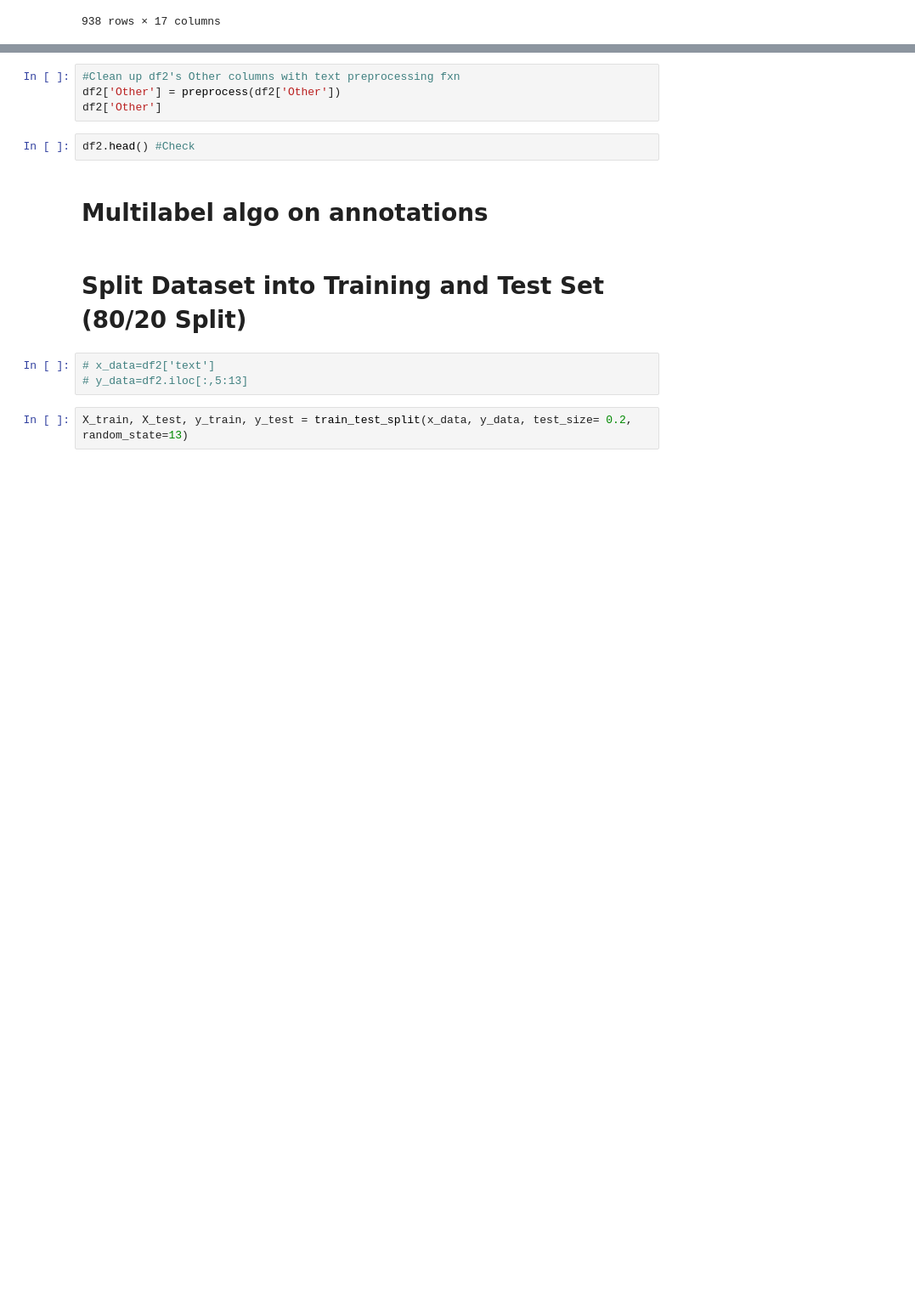
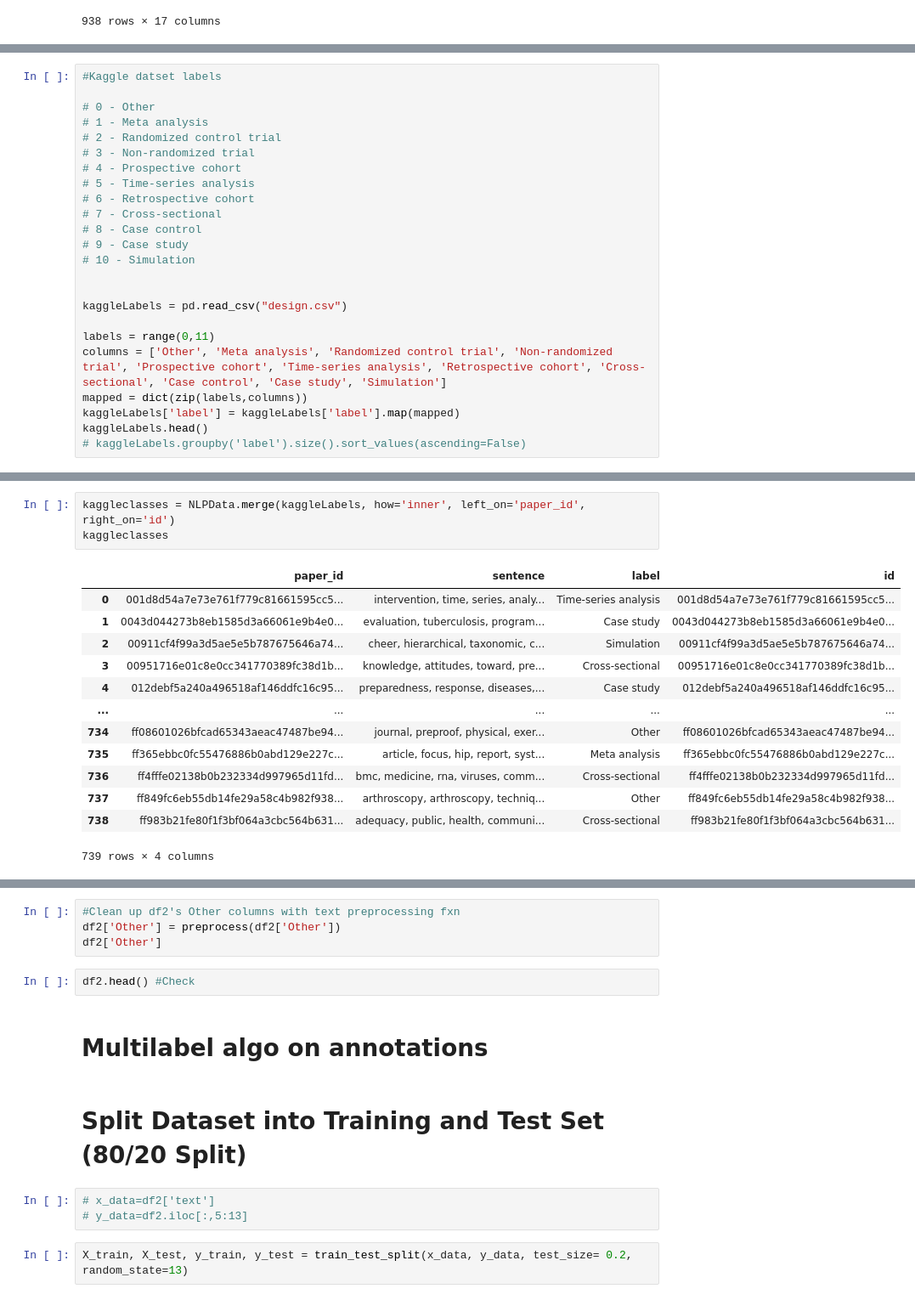
Before and after one commit to mindyng/Covid19, a Jupyter notebook: BaselineModels_LocalRun.ipynb, the cells around one changed output, grey strips where cells are left out. Shown at 85% size. Drawn from its saved outputs; the diff is of its cells as text; blank space fills up the shorter version.

```diff
--- a/BaselineModels_LocalRun.ipynb
+++ b/BaselineModels_LocalRun.ipynb
@@ -305,0 +310,24 @@ final
+# %%
+#Kaggle datset labels
+
+# 0 - Other
+# 1 - Meta analysis
+# 2 - Randomized control trial
+# 3 - Non-randomized trial
+# 4 - Prospective cohort
+# 5 - Time-series analysis
+# 6 - Retrospective cohort
+# 7 - Cross-sectional
+# 8 - Case control
+# 9 - Case study
+# 10 - Simulation
+
+
+kaggleLabels = pd.read_csv("design.csv")
+
+labels = range(0,11)
+columns = ['Other', 'Meta analysis', 'Randomized control trial', 'Non-randomized trial', 'Prospective cohort', 'Time-series analysis', 'Retrospective cohort', 'Cross-sectional', 'Case control', 'Case study', 'Simulation']
+mapped = dict(zip(labels,columns))
+kaggleLabels['label'] = kaggleLabels['label'].map(mapped)
+kaggleLabels.head()
+# kaggleLabels.groupby('label').size().sort_values(ascending=False)
@@ -305,0 +341,17 @@ final
+# %%
+kaggleclasses = NLPData.merge(kaggleLabels, how='inner', left_on='paper_id', right_on='id')
+kaggleclasses
+# %% [output]
+|  | paper_id | sentence | label | id |
+| 0 | 001d8d54a7e73e761f779c81661595cc5... | intervention, time, series, analy... | Time-series analysis | 001d8d54a7e73e761f779c81661595cc5... |
+| 1 | 0043d044273b8eb1585d3a66061e9b4e0... | evaluation, tuberculosis, program... | Case study | 0043d044273b8eb1585d3a66061e9b4e0... |
+| 2 | 00911cf4f99a3d5ae5e5b787675646a74... | cheer, hierarchical, taxonomic, c... | Simulation | 00911cf4f99a3d5ae5e5b787675646a74... |
+| 3 | 00951716e01c8e0cc341770389fc38d1b... | knowledge, attitudes, toward, pre... | Cross-sectional | 00951716e01c8e0cc341770389fc38d1b... |
+| 4 | 012debf5a240a496518af146ddfc16c95... | preparedness, response, diseases,... | Case study | 012debf5a240a496518af146ddfc16c95... |
+| ... | ... | ... | ... | ... |
+| 734 | ff08601026bfcad65343aeac47487be94... | journal, preproof, physical, exer... | Other | ff08601026bfcad65343aeac47487be94... |
+| 735 | ff365ebbc0fc55476886b0abd129e227c... | article, focus, hip, report, syst... | Meta analysis | ff365ebbc0fc55476886b0abd129e227c... |
+| 736 | ff4fffe02138b0b232334d997965d11fd... | bmc, medicine, rna, viruses, comm... | Cross-sectional | ff4fffe02138b0b232334d997965d11fd... |
+| 737 | ff849fc6eb55db14fe29a58c4b982f938... | arthroscopy, arthroscopy, techniq... | Other | ff849fc6eb55db14fe29a58c4b982f938... |
+| 738 | ff983b21fe80f1f3bf064a3cbc564b631... | adequacy, public, health, communi... | Cross-sectional | ff983b21fe80f1f3bf064a3cbc564b631... |
+739 rows × 4 columns
```
Also changed, not shown: parts of 5 cells of this notebook.
